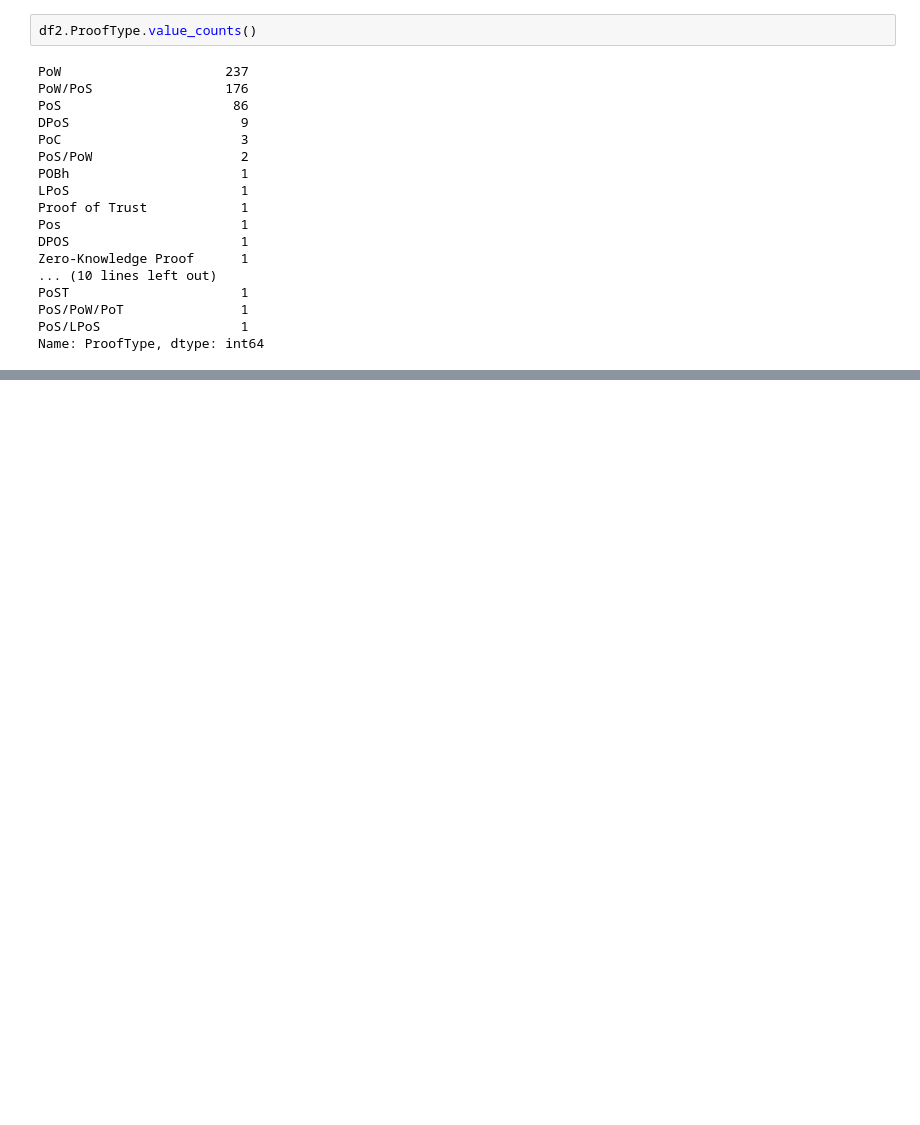
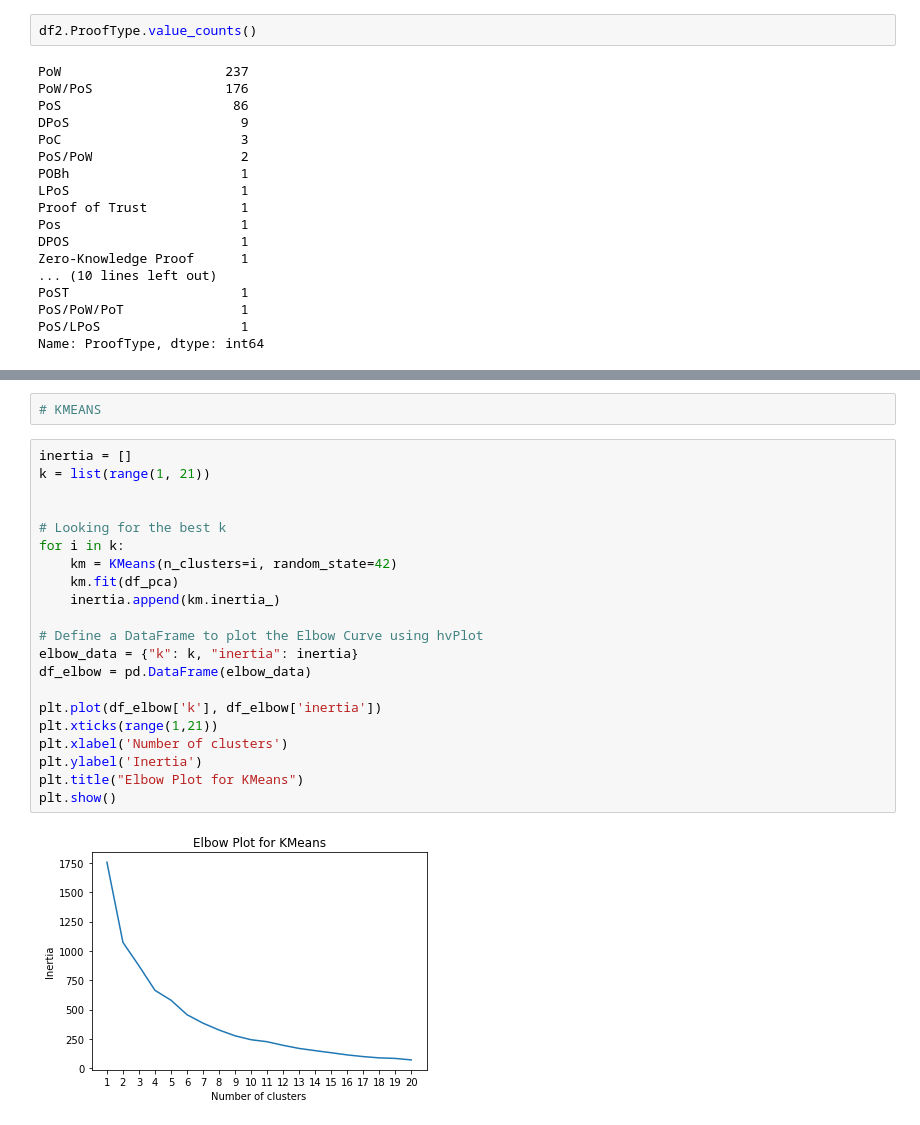
Before and after one commit to boojaado/Unsupervised-Machine-Learning, a Jupyter notebook: Submissions/Unsupervised Learning.ipynb, the cells around one changed output, grey strips where cells are left out. Saved outputs shown, nothing was run; the diff lists cells and outputs as text; blank space fills up the shorter version.

```diff
--- a/Submissions/Unsupervised Learning.ipynb
+++ b/Submissions/Unsupervised Learning.ipynb
@@ -296,0 +427,25 @@ type_replace[0:10]
+# %%
+# KMEANS
+# %%
+inertia = []
+k = list(range(1, 21))
+
+
+# Looking for the best k
+for i in k:
+    km = KMeans(n_clusters=i, random_state=42)
+    km.fit(df_pca)
+    inertia.append(km.inertia_)
+
+# Define a DataFrame to plot the Elbow Curve using hvPlot
+elbow_data = {"k": k, "inertia": inertia}
+df_elbow = pd.DataFrame(elbow_data)
+
+plt.plot(df_elbow['k'], df_elbow['inertia'])
+plt.xticks(range(1,21))
+plt.xlabel('Number of clusters')
+plt.ylabel('Inertia')
+plt.title("Elbow Plot for KMeans")
+plt.show()
+# %% [output]
+[figure, added]
```
Also changed, not shown: parts of 20 cells of this notebook.
